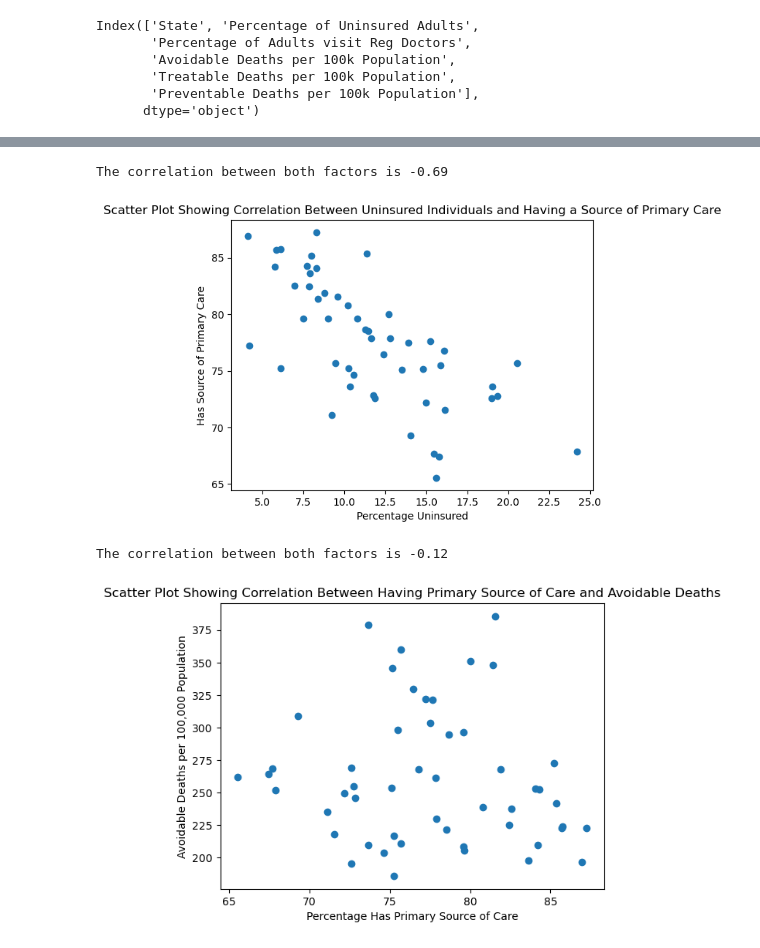
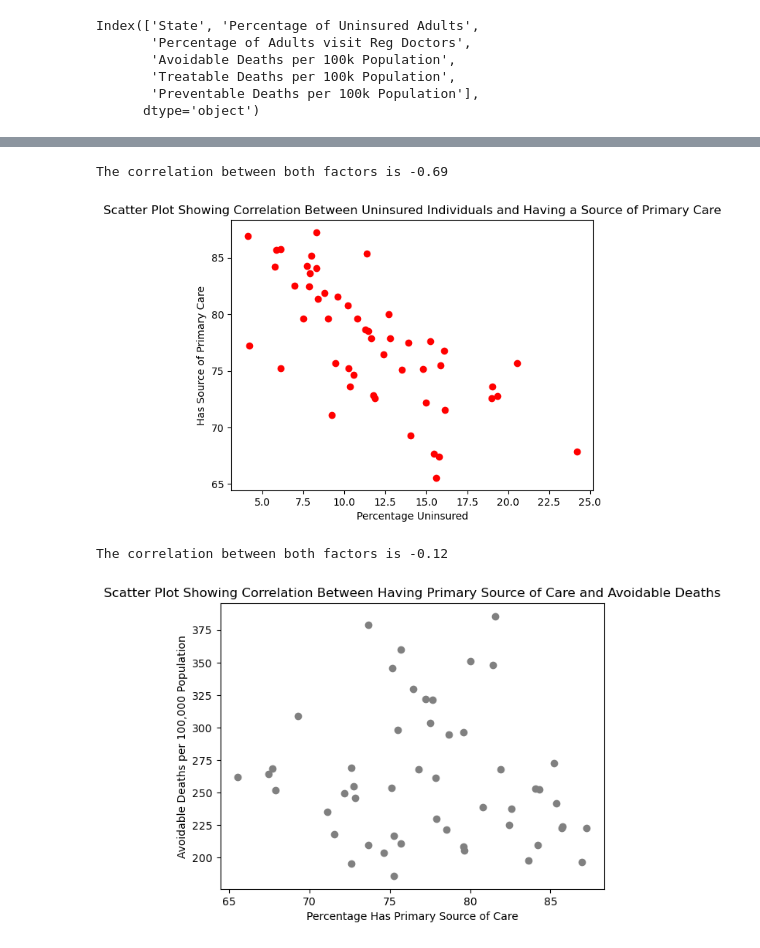
Before and after one commit to redpandata19/Project_1_Team_5, a Jupyter notebook: Data_Analysis.ipynb, the cells around one changed output, grey strips where cells are left out. Cells and saved outputs as stored; diff of their text form; code cells hidden in the pictures.

```diff
--- a/Data_Analysis.ipynb
+++ b/Data_Analysis.ipynb
@@ -273,26 +273,26 @@ merged_data.head(0)
 # %%
 # Correlation between uninsured and has primary care doc
 x_uninsured = merged_data.iloc[:,1]
 y_has_doc = merged_data.iloc[:,2]
 correlation = st.pearsonr(x_uninsured,y_has_doc)
-plt.scatter(x_uninsured,y_has_doc)
+plt.scatter(x_uninsured,y_has_doc,color='red')
 plt.xlabel('Percentage Uninsured')
 plt.ylabel('Has Source of Primary Care')
 plt.title('Scatter Plot Showing Correlation Between Uninsured Individuals and Having a Source of Primary Care')
 print(f"The correlation between both factors is {round(correlation[0],2)}")
 plt.show()
 
 # Results: HIGH negative coorelation
 # If uninsured, much less likely to have a source of primary care
 # %% [output]
 The correlation between both factors is -0.69
-[figure, old version]
+[figure, new version]
 # %%
 # Correlation between having primary care and avoidable deaths
 x_has_doc = merged_data.iloc[:,2]
 y_avoi_deaths = merged_data.iloc[:,3]
 correlation = st.pearsonr(x_has_doc,y_avoi_deaths)
-plt.scatter(x_has_doc,y_avoi_deaths)
+plt.scatter(x_has_doc,y_avoi_deaths,color="gray")
 plt.xlabel('Percentage Has Primary Source of Care')
 plt.ylabel('Avoidable Deaths per 100,000 Population')
 plt.title('Scatter Plot Showing Correlation Between Having Primary Source of Care and Avoidable Deaths')
@@ -300,7 +300,7 @@ print(f"The correlation between both factors is {round(correlation[0],2)}")
 plt.show()
 # %% [output]
 The correlation between both factors is -0.12
-[figure, old version]
+[figure, new version]
 # %%
 # Correlation between uninsured and avoidable deaths
 x_uninsured = merged_data.iloc[:,1]
```
Also changed, not shown: parts of 8 cells of this notebook.
